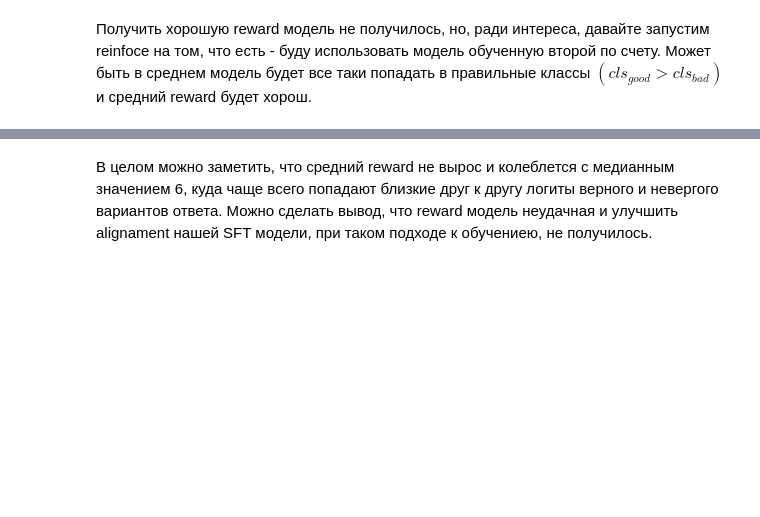
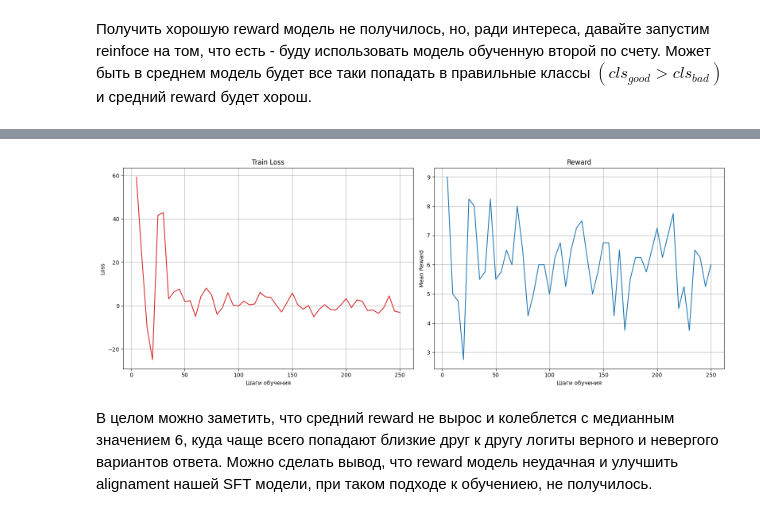
Before and after one commit to timka-byzov/tmaga, a Jupyter notebook: alignment.ipynb, the cells around one changed output, grey strips where cells are left out. Drawn from its saved outputs; the diff is of its cells as text; code cells hidden in the pictures; blank space fills up the shorter version.

```diff
--- a/alignment.ipynb
+++ b/alignment.ipynb
@@ -865,2 +869,6 @@ False
+# %%
+show_image("./plots/reinforce_super.png")
+# %% [output]
+[figure, added]
 # %% [markdown]
 В целом можно заметить, что средний reward не вырос и колеблется с медианным значением 6, куда чаще всего попадают близкие друг к другу логиты верного и невергого вариантов ответа. Можно сделать вывод, что reward модель неудачная и улучшить alignament нашей SFT модели, при таком подходе к обучениею, не получилось.
```
Also changed, not shown: parts of 4 cells of this notebook, 1 other file.
